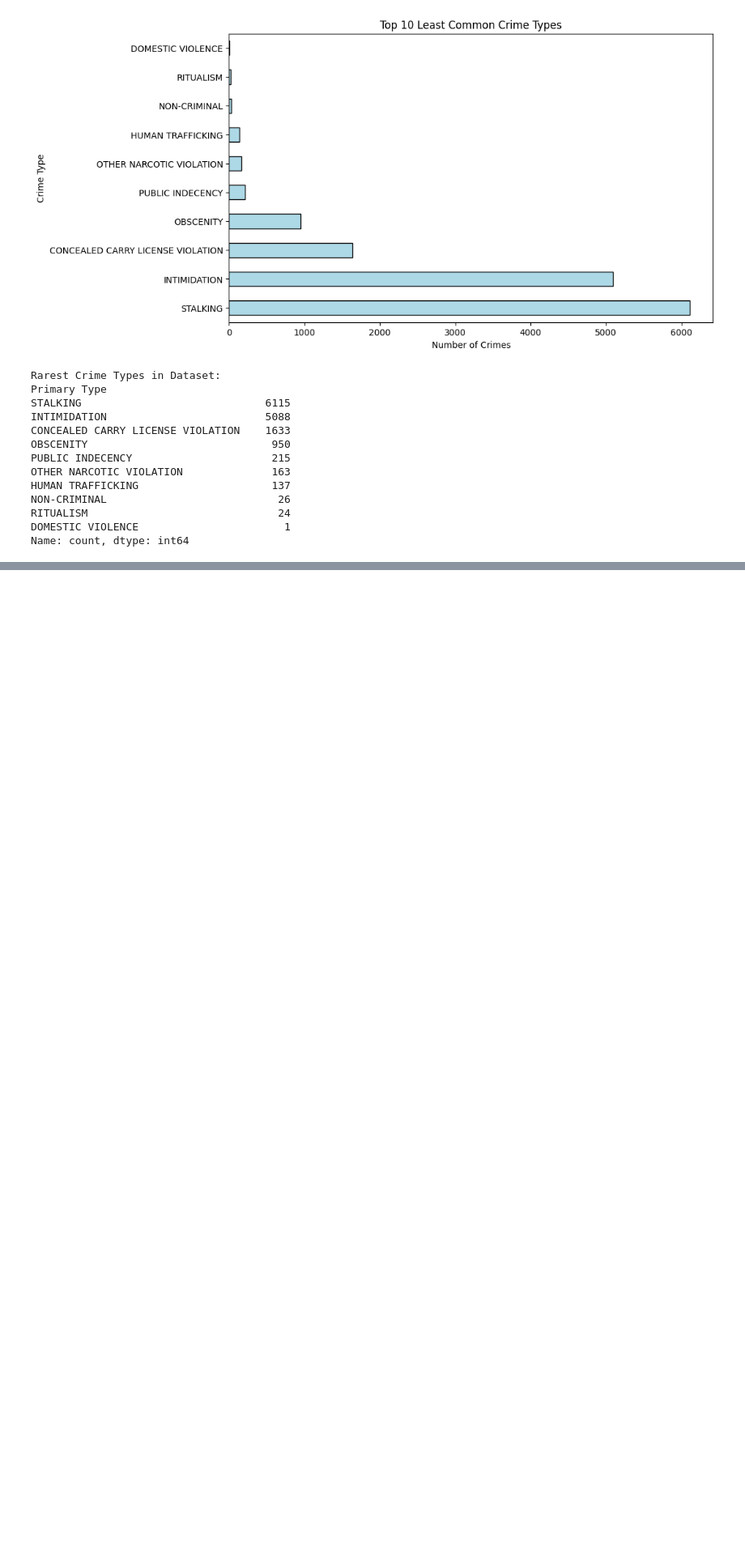
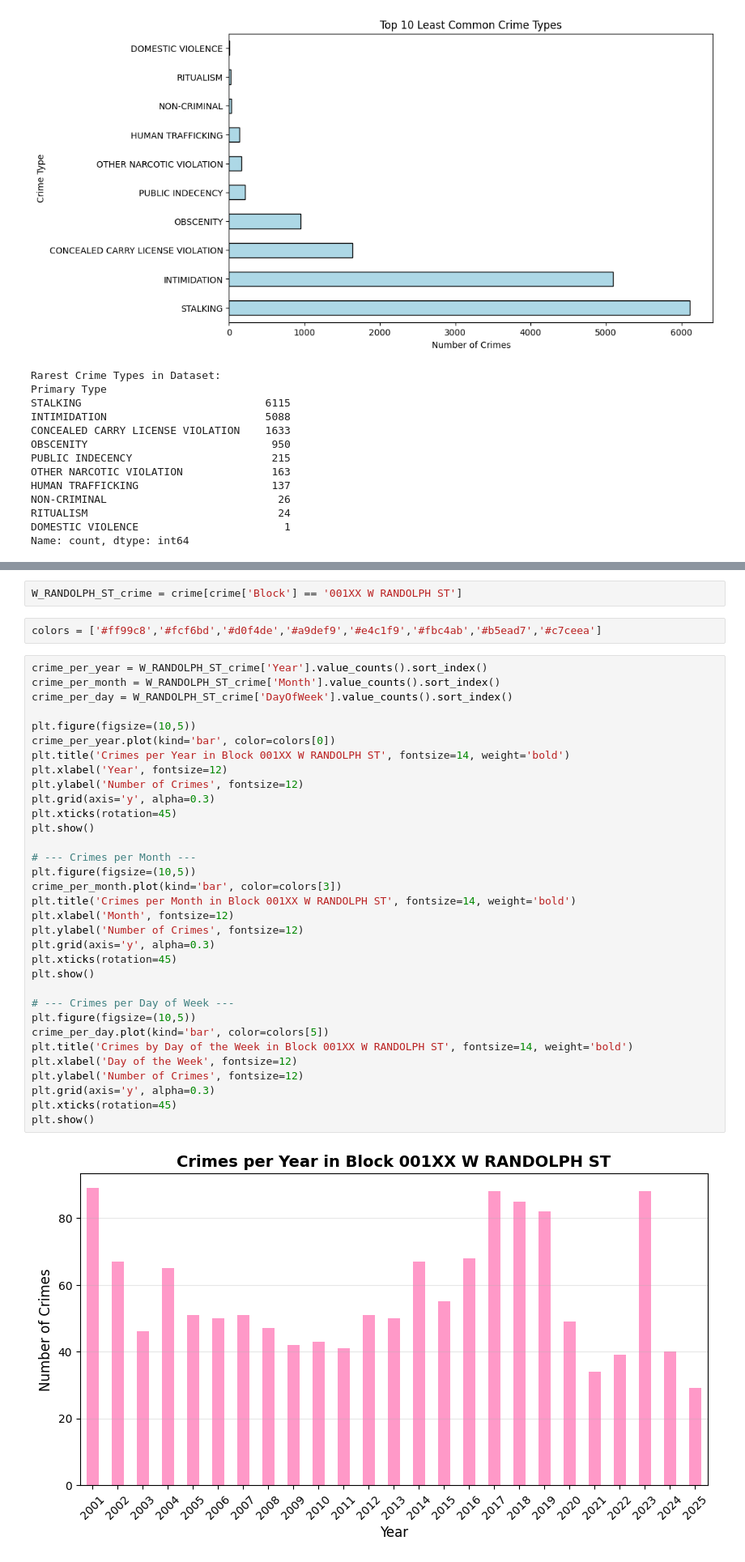
Before and after one commit to trishannehui/MIDTERM_HANDSON, a Jupyter notebook: AMARILLO_HANDSON.ipynb, the cells around one changed output, grey strips where cells are left out. Shown at 81% size. Drawn from its saved outputs; the diff is of its cells as text; blank space fills up the shorter version.

```diff
--- a/AMARILLO_HANDSON.ipynb
+++ b/AMARILLO_HANDSON.ipynb
@@ -546,0 +588,39 @@ Name: count, dtype: int64
+# %%
+W_RANDOLPH_ST_crime = crime[crime['Block'] == '001XX W RANDOLPH ST']
+# %%
+colors = ['#ff99c8','#fcf6bd','#d0f4de','#a9def9','#e4c1f9','#fbc4ab','#b5ead7','#c7ceea']
+# %%
+crime_per_year = W_RANDOLPH_ST_crime['Year'].value_counts().sort_index()
+crime_per_month = W_RANDOLPH_ST_crime['Month'].value_counts().sort_index()
+crime_per_day = W_RANDOLPH_ST_crime['DayOfWeek'].value_counts().sort_index()
+
+plt.figure(figsize=(10,5))
+crime_per_year.plot(kind='bar', color=colors[0])
+plt.title('Crimes per Year in Block 001XX W RANDOLPH ST', fontsize=14, weight='bold')
+plt.xlabel('Year', fontsize=12)
+plt.ylabel('Number of Crimes', fontsize=12)
+plt.grid(axis='y', alpha=0.3)
+plt.xticks(rotation=45)
+plt.show()
+
+# --- Crimes per Month ---
+plt.figure(figsize=(10,5))
+crime_per_month.plot(kind='bar', color=colors[3])
+plt.title('Crimes per Month in Block 001XX W RANDOLPH ST', fontsize=14, weight='bold')
+plt.xlabel('Month', fontsize=12)
+plt.ylabel('Number of Crimes', fontsize=12)
+plt.grid(axis='y', alpha=0.3)
+plt.xticks(rotation=45)
+plt.show()
+
+# --- Crimes per Day of Week ---
+plt.figure(figsize=(10,5))
+crime_per_day.plot(kind='bar', color=colors[5])
+plt.title('Crimes by Day of the Week in Block 001XX W RANDOLPH ST', fontsize=14, weight='bold')
+plt.xlabel('Day of the Week', fontsize=12)
+plt.ylabel('Number of Crimes', fontsize=12)
+plt.grid(axis='y', alpha=0.3)
+plt.xticks(rotation=45)
+plt.show()
+# %% [output]
+[figure, added]
```
Also changed, not shown: parts of 41 cells of this notebook, 1 other file.
